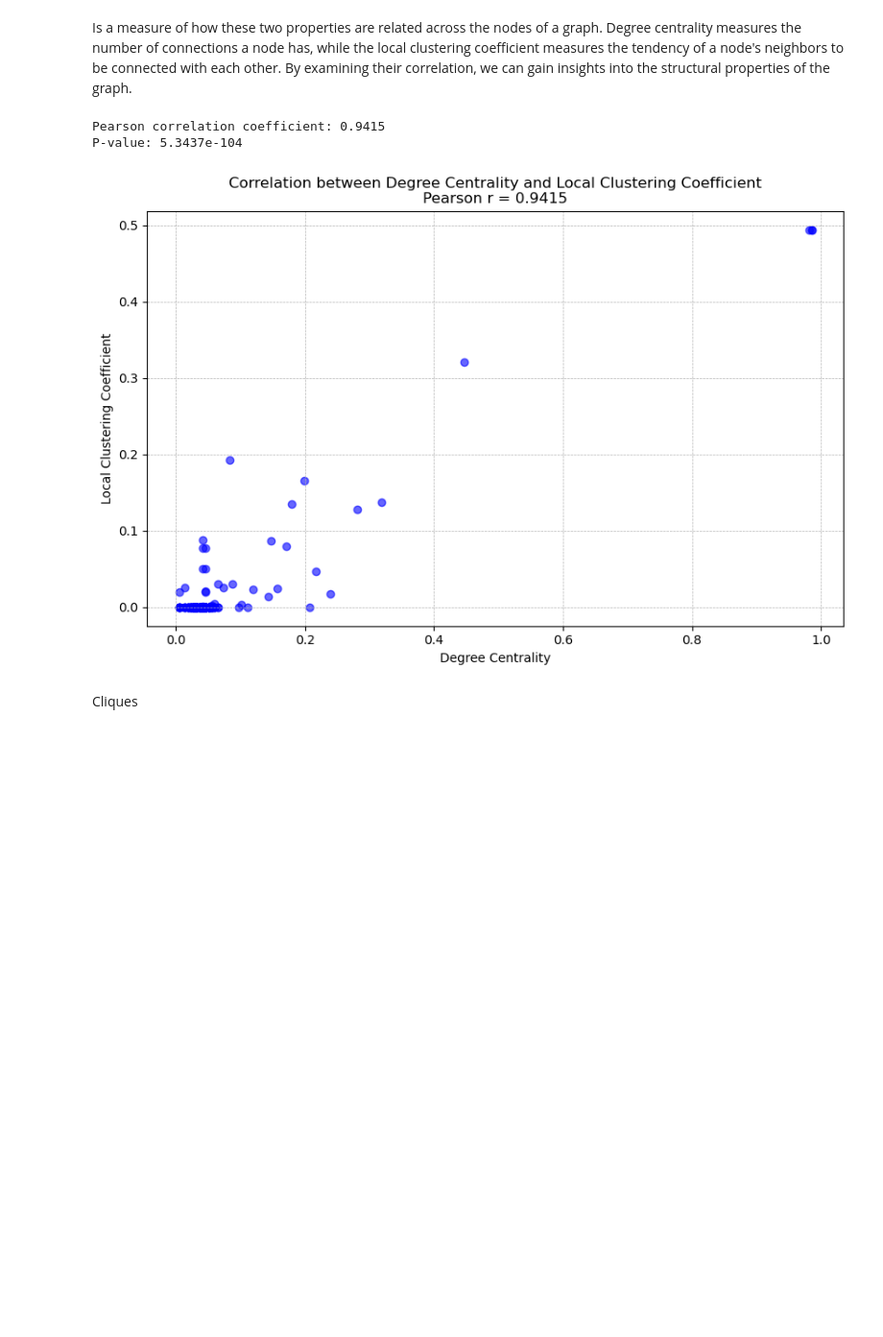
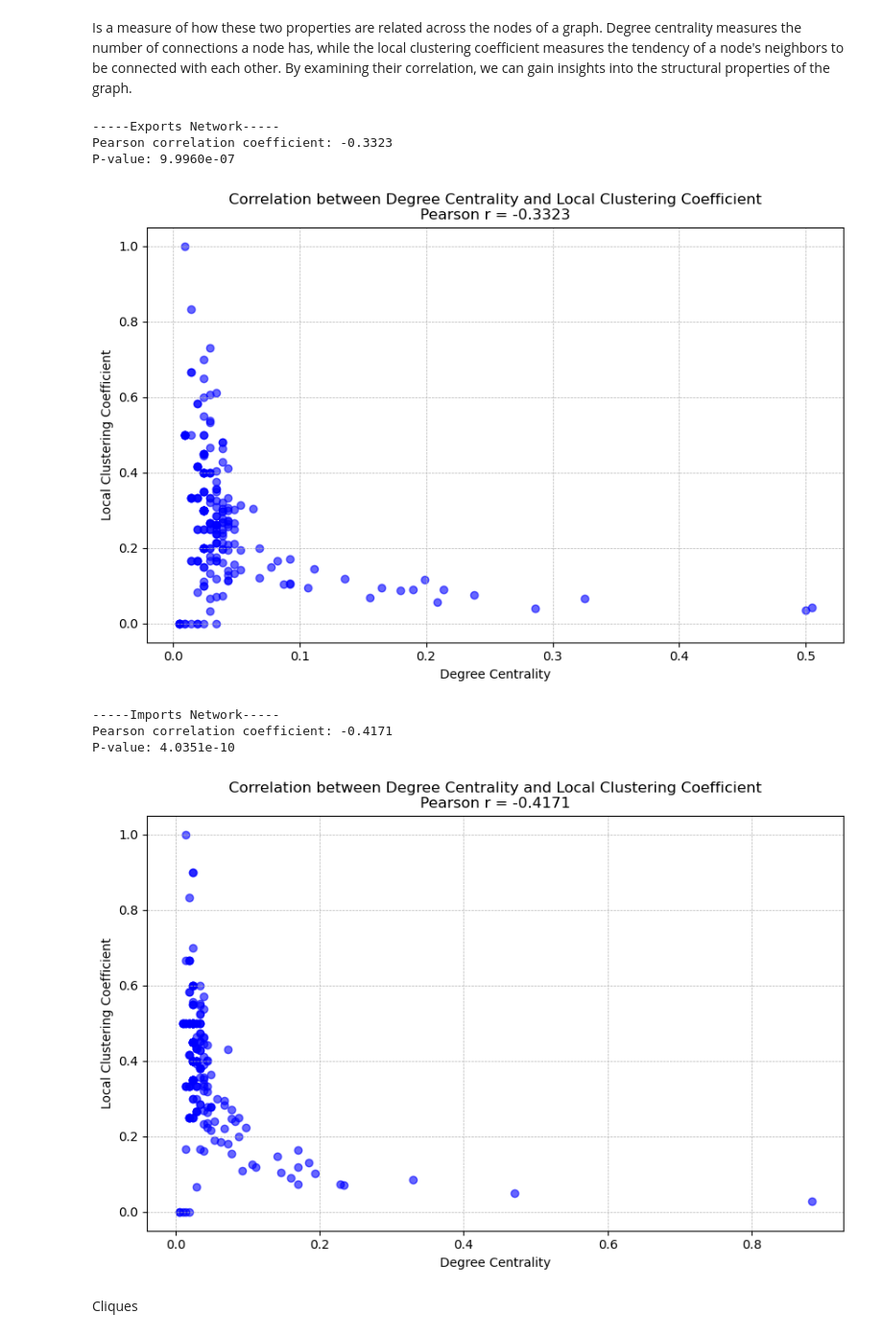
Before and after one commit to Flebio/sna_import_export, a Jupyter notebook: import_export.ipynb, the cells around one changed output. Shown at 96% size. Drawn from its saved outputs; the diff is of its cells as text; code cells hidden in the pictures; blank space fills up the shorter version.

```diff
--- a/import_export.ipynb
+++ b/import_export.ipynb
@@ -143,0 +183,7 @@ Number of nodes: 218
+# %%
+nodes_export = set(G_exports.nodes())
+nodes_import = set(G_imports.nodes())
+
+common_nodes = nodes_export.intersection(nodes_import)
+
+print(f"Number of common nodes: {len(common_nodes)}")
@@ -364,8 +587,13 @@ Local Clustering coefficient
 # %% [markdown]
 The local clustering coefficient is a measure of the degree to which nodes in a graph tend to cluster together. It is calculated for each node in a graph and quantifies how close its neighbors are to being a complete subgraph (a clique).
 # %%
-clustering_coeffs = nx.eigenvector_centrality(G)
-clustering_coeffs_values = list(clustering_coeffs.values())
+clustering_coeffs_export = nx.clustering(G_export)
+clustering_coeffs_import = nx.clustering(G_import)
+clustering_coeffs_values_export = list(clustering_coeffs_export.values())
+clustering_coeffs_values_import = list(clustering_coeffs_import.values())
 
-high_eigenvector_nodes = centrality(countries, clustering_coeffs, clustering_coeffs_values, type='Clustering Coefficient',threshold=0.15)
+print("-----Exports Network-----")
+high_clustering_nodes_export = centrality(countries, clustering_coeffs_export, clustering_coeffs_values_export, type='Clustering Coefficient',threshold=0.7)
+print("\n-----Imports Network-----")
+high_clustering_nodes_import = centrality(countries, clustering_coeffs_import, clustering_coeffs_values_import, type='Clustering Coefficient',threshold=0.7)
 # %% [output]
@@ -383,23 +617,35 @@ Correlation between Local Clustering Coefficient and Degree Centrality
 Is a measure of how these two properties are related across the nodes of a graph. Degree centrality measures the number of connections a node has, while the local clustering coefficient measures the tendency of a node's neighbors to be connected with each other. By examining their correlation, we can gain insights into the structural properties of the graph.
 # %%
 # Pearson correlation coefficient
-correlation, p_value = stats.pearsonr(clustering_coeffs_values, degree_centrality_values)
+def correlation_cd(clustering_coeffs_values, degree_centrality_values):
+    correlation, p_value = stats.pearsonr(clustering_coeffs_values, degree_centrality_values)
 
-print(f"Pearson correlation coefficient: {correlation:.4f}")
-print(f"P-value: {p_value:.4e}")
+    print(f"Pearson correlation coefficient: {correlation:.4f}")
+    print(f"P-value: {p_value:.4e}")
 
-# Plotting the correlation
-plt.figure(figsize=(10, 6))
-plt.scatter(degree_centrality_values, clustering_coeffs_values, color='b', alpha=0.6)
-plt.xlabel('Degree Centrality')
-plt.ylabel('Local Clustering Coefficient')
-plt.title(f'Correlation between Degree Centrality and Local Clustering Coefficient\nPearson r = {correlation:.4f}')
-plt.grid(True, which="both", ls="--", linewidth=0.5)
-plt.show()
+    # Plotting the correlation
+    plt.figure(figsize=(10, 6))
+    plt.scatter(degree_centrality_values, clustering_coeffs_values, color='b', alpha=0.6)
+    plt.xlabel('Degree Centrality')
+    plt.ylabel('Local Clustering Coefficient')
+    plt.title(f'Correlation between Degree Centrality and Local Clustering Coefficient\nPearson r = {correlation:.4f}')
+    plt.grid(True, which="both", ls="--", linewidth=0.5)
+    plt.show()
+    return correlation, p_value
+
+print("-----Exports Network-----")
+correlation_export, p_value_export = correlation_cd(clustering_coeffs_values_export, degree_centrality_values_export)
+print("\n-----Imports Network-----")
+correlation_import, p_value_import = correlation_cd(clustering_coeffs_values_import, degree_centrality_values_import)
 # %% [output]
-Pearson correlation coefficient: 0.9415
-P-value: 5.3437e-104
+-----Exports Network-----
+Pearson correlation coefficient: -0.3323
+P-value: 9.9960e-07
-[figure, old version]
+[figure, new version]
+-----Imports Network-----
+Pearson correlation coefficient: -0.4171
+P-value: 4.0351e-10
+[figure, added]
 # %% [markdown]
 Cliques
 # %% [markdown]
```
Also changed, not shown: parts of 34 cells of this notebook.
